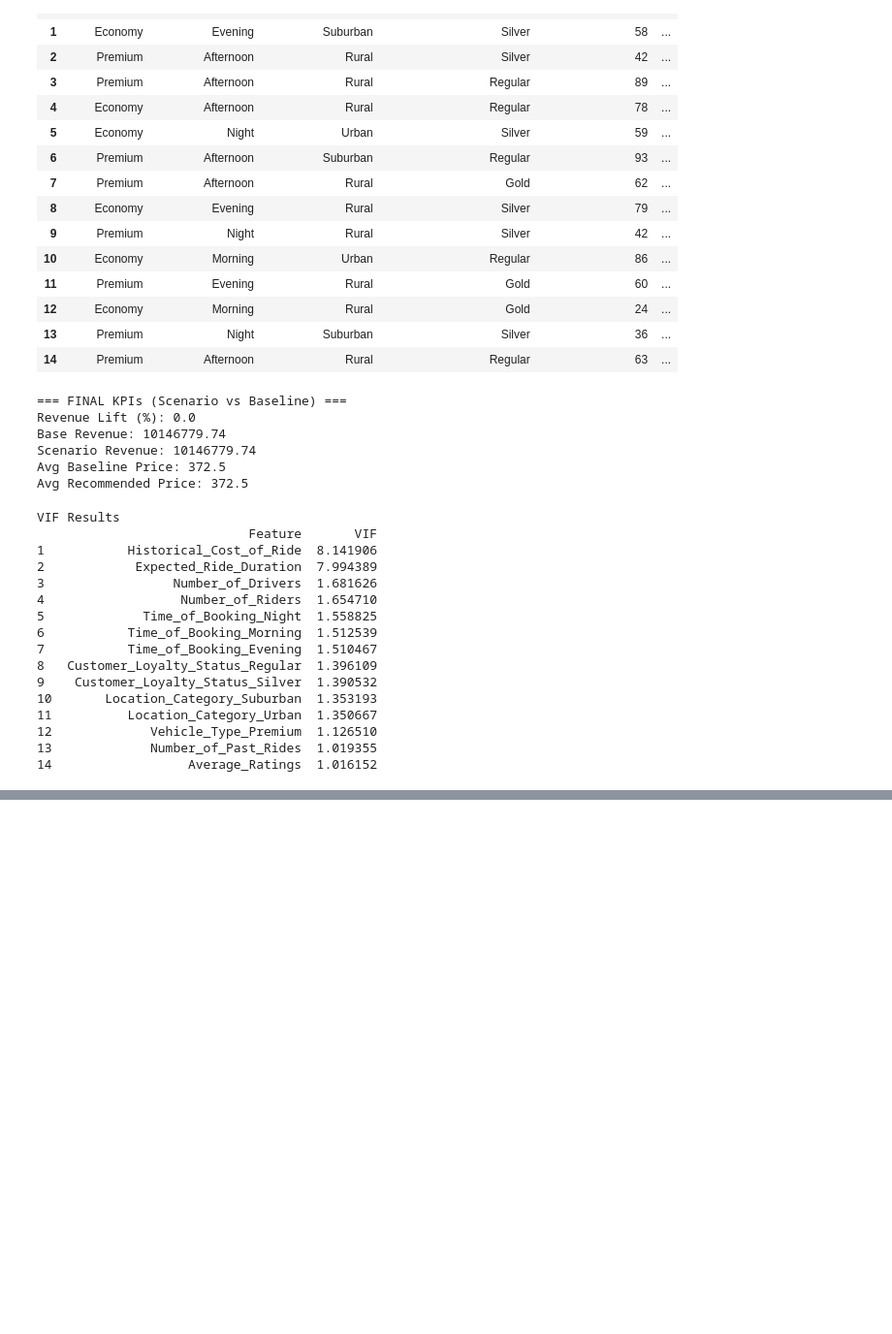
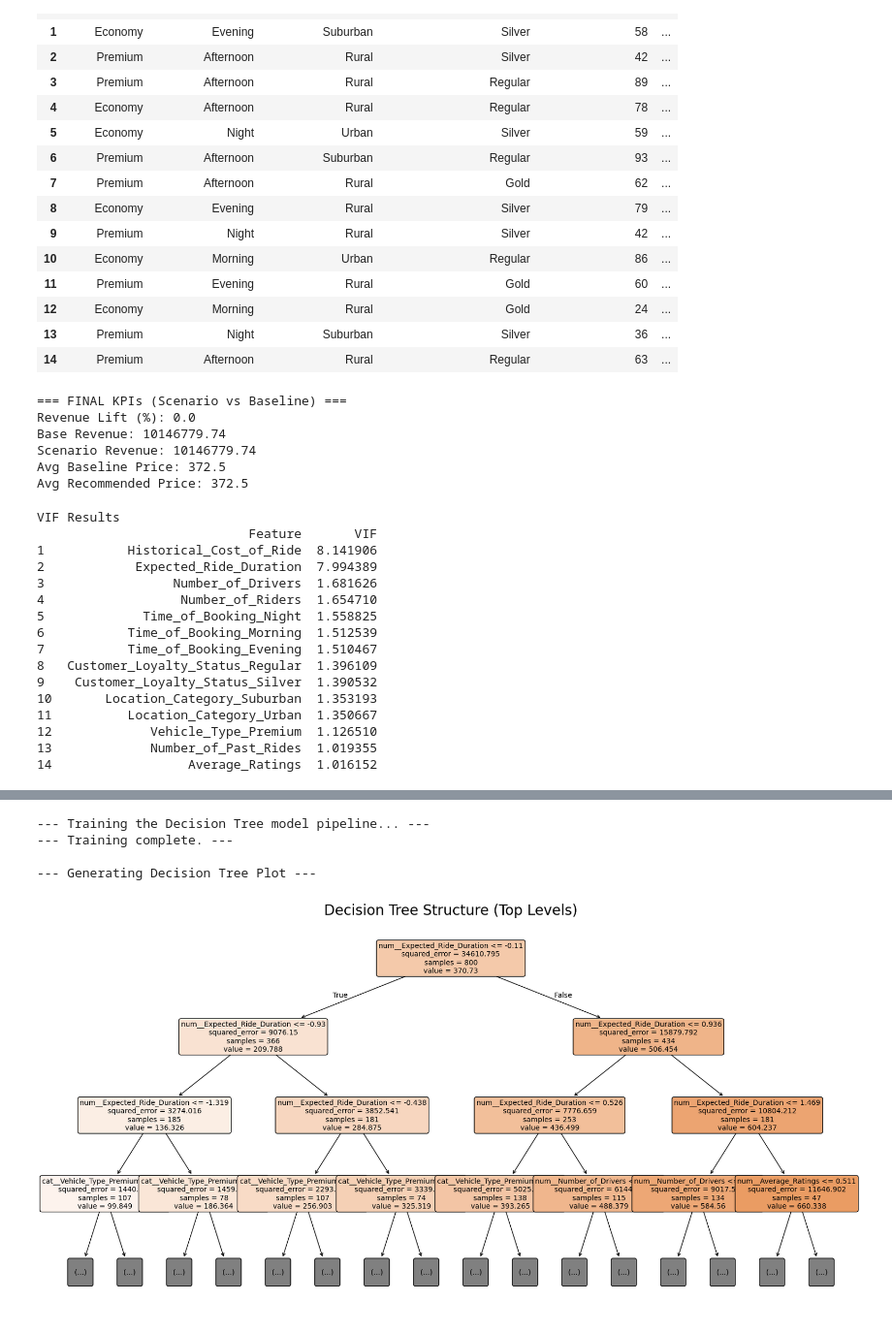
Before and after one commit to ajith-kumar99/price-optima, a Jupyter notebook: Price_Optima.ipynb, the cells around one changed output, grey strips where cells are left out. Shown at 97% size. Drawn from its saved outputs; the diff is of its cells as text; code cells hidden in the pictures; blank space fills up the shorter version.

```diff
--- a/Price_Optima.ipynb
+++ b/Price_Optima.ipynb
@@ -1262,0 +1351,79 @@ VIF Results
+# %%
+import pandas as pd
+import numpy as np
+from sklearn.tree import DecisionTreeRegressor, plot_tree
+from sklearn.model_selection import train_test_split
+from sklearn.pipeline import Pipeline
+from sklearn.compose import ColumnTransformer
+from sklearn.preprocessing import StandardScaler, OneHotEncoder
+import matplotlib.pyplot as plt
+import seaborn as sns
+
+# 1. Load the Dataset
+df = pd.read_csv("dynamic_pricing.csv")
+
+# 2. Finalize the Feature Set for the Model
+FEATURES = [
+    'Number_of_Riders', 'Number_of_Drivers', 'Location_Category',
+    'Customer_Loyalty_Status', 'Number_of_Past_Rides', 'Average_Ratings',
+    'Time_of_Booking', 'Vehicle_Type', 'Expected_Ride_Duration'
+]
+TARGET = 'Historical_Cost_of_Ride'
+
+X = df[FEATURES]
+y = df[TARGET]
+
+# 3. Split the Data
+X_train, X_test, y_train, y_test = train_test_split(X, y, test_size=0.2, random_state=42)
+
+# 4. Define the Preprocessing Pipeline
+numerical_features = X_train.select_dtypes(include=np.number).columns.tolist()
+categorical_features = X_train.select_dtypes(exclude=np.number).columns.tolist()
+
+preprocessor = ColumnTransformer(
+    transformers=[
+        ('num', StandardScaler(), numerical_features),
+        ('cat', OneHotEncoder(handle_unknown='ignore', drop='first'), categorical_features)
+    ],
+    remainder='passthrough'
+)
+
+# 5. Create and Train the Full Decision Tree Model Pipeline
+model_pipeline = Pipeline(steps=[
+    ('preprocessor', preprocessor),
+    ('regressor', DecisionTreeRegressor(random_state=42))
+])
+
+print("--- Training the Decision Tree model pipeline... ---")
+model_pipeline.fit(X_train, y_train)
+print("--- Training complete. ---")
+
+
+# 6. Visualize the Decision Tree
+print("\n--- Generating Decision Tree Plot ---")
+
+# Access the trained components from the pipeline
+regressor = model_pipeline.named_steps['regressor']
+feature_names = model_pipeline.named_steps['preprocessor'].get_feature_names_out()
+
+# Create a large figure to hold the plot
+plt.figure(figsize=(20, 10))
+
+# Plot the tree, limiting the depth to 2 for readability
+plot_tree(
+    regressor,
+    feature_names=feature_names,
+    filled=True,
+    rounded=True,
+    max_depth=3,  # Set the maximum depth to display
+    fontsize=10
+)
+
+plt.title("Decision Tree Structure (Top Levels)", fontsize=20)
+plt.show()
+# %% [output]
+--- Training the Decision Tree model pipeline... ---
+--- Training complete. ---
+
+--- Generating Decision Tree Plot ---
+[figure, added]
```
Also changed, not shown: parts of 10 cells of this notebook.
